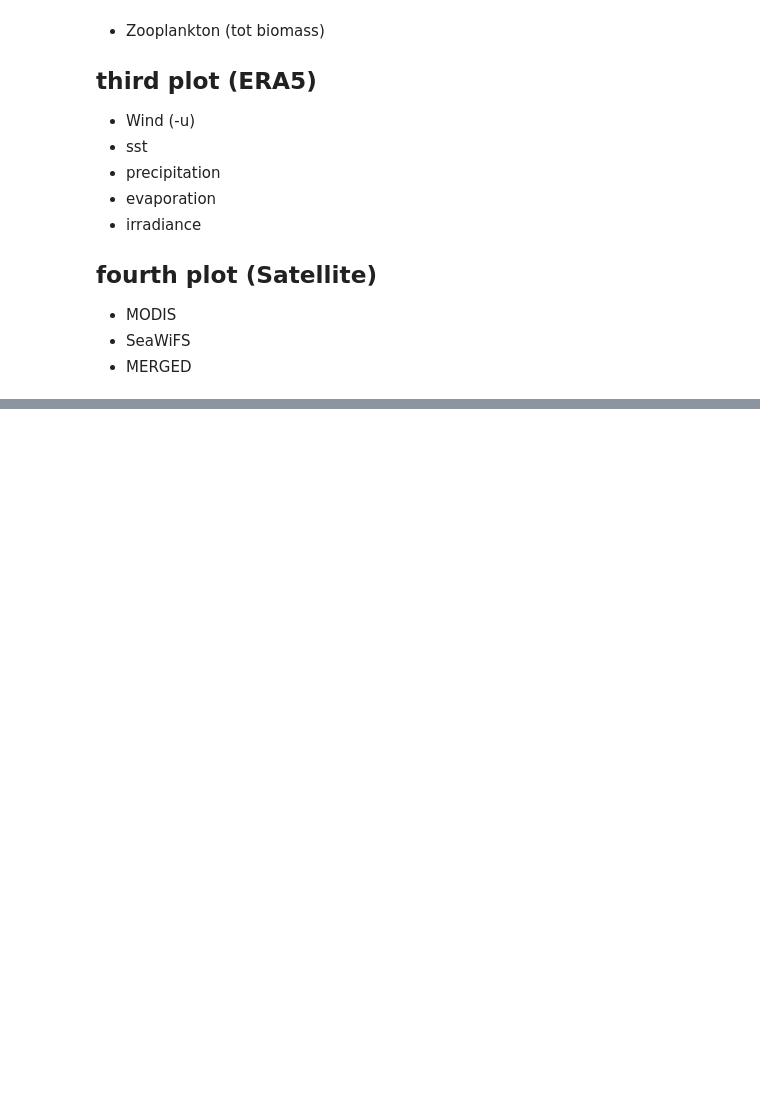
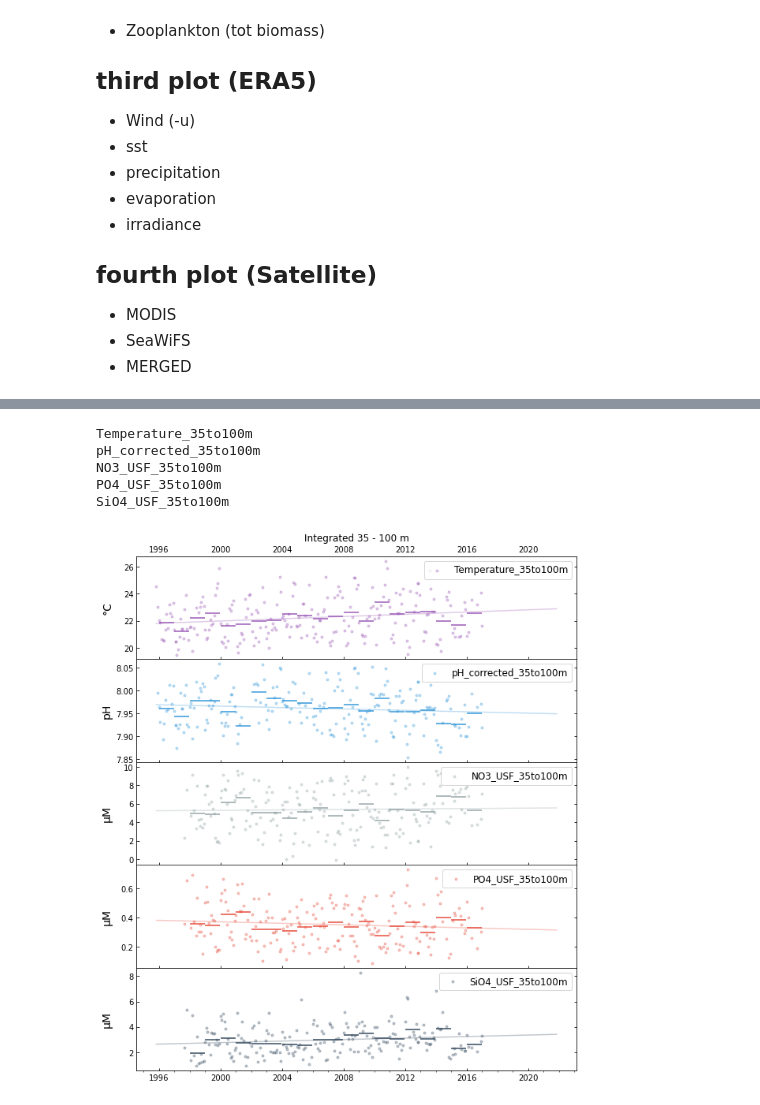
Before and after one commit to ben1post/BennyPhD, a Jupyter notebook: CaRiaco/SCRIPPS/CARIACO_data/Manuscript2DataAnalysis/DataCatalogueViz/Plots_TIMESERIESDATA.ipynb, the cells around one changed output, grey strips where cells are left out. Drawn from its saved outputs; the diff is of its cells as text; code cells hidden in the pictures; blank space fills up the shorter version.

```diff
--- a/CaRiaco/SCRIPPS/CARIACO_data/Manuscript2DataAnalysis/DataCatalogueViz/Plots_TIMESERIESDATA.ipynb
+++ b/CaRiaco/SCRIPPS/CARIACO_data/Manuscript2DataAnalysis/DataCatalogueViz/Plots_TIMESERIESDATA.ipynb
@@ -63,0 +170,14 @@ CARIACO.Temperature.plot()
+# %%
+plot_cols = ['Temperature_35to100m', 'pH_corrected_35to100m', 'NO3_USF_35to100m', 'PO4_USF_35to100m', 'SiO4_USF_35to100m']
+y_label = ['°C', 'pH', 'µM', 'µM', 'µM']
+no_of_rows = len(plot_cols)
+
+plottimeseries(plot_cols, y_label, no_of_rows, title='Integrated 35 - 100 m')
+plt.savefig("NewTimeSeriesPlots/TS1_TemppHNuts_35to100m.png")
+# %% [output]
+Temperature_35to100m
+pH_corrected_35to100m
+NO3_USF_35to100m
+PO4_USF_35to100m
+SiO4_USF_35to100m
+[figure, added]
```
Also changed, not shown: parts of 13 cells of this notebook, 6 other files.
